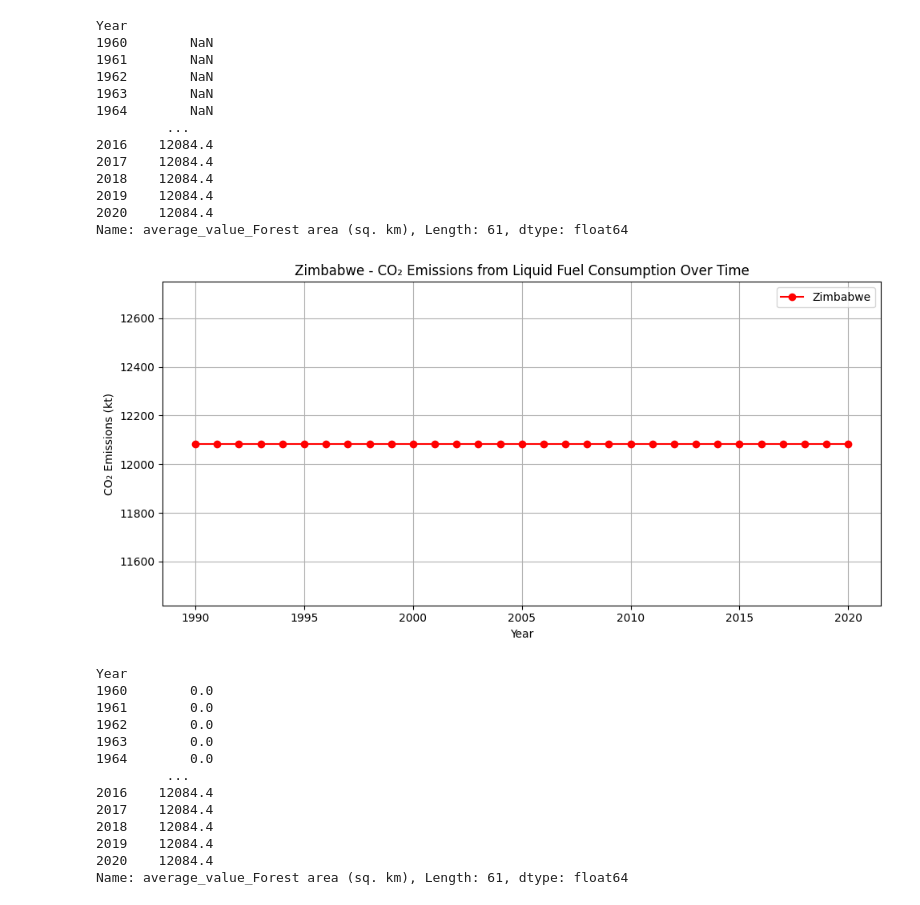
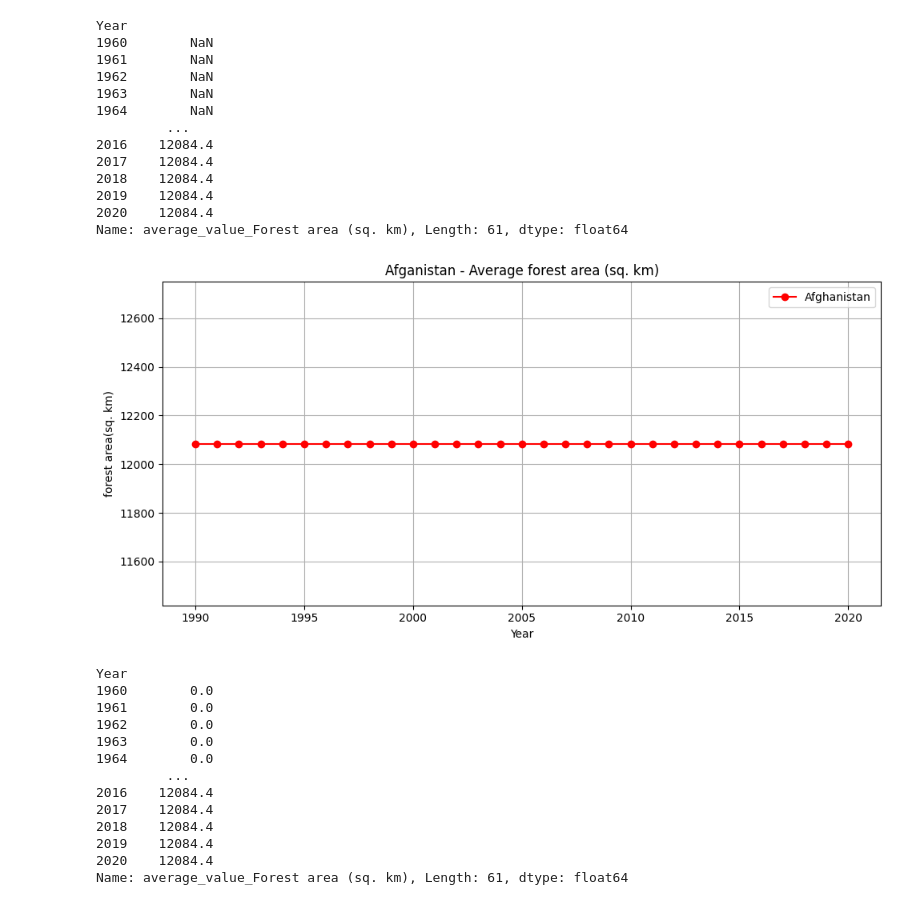
Before and after one commit to SriSupratikTalari/project2, a Jupyter notebook: climate.ipynb, the cells around one changed output. Cells and saved outputs as stored; diff of their text form; code cells hidden in the pictures.

Commit message:
made sure they had proper labels

```diff
--- a/climate.ipynb
+++ b/climate.ipynb
@@ -169,25 +170,26 @@ Year
 Name: average_value_Forest area (sq. km), Length: 61, dtype: float64
 # %%
 # not deceptive
+# The Amount of land in Afghanistan has stayed relatively the same over the years
 plt.figure(figsize=(10, 5))
 plt.plot(
     af_bf.index,  # Years
     af_bf.values,  # Emissions
     marker='o',
     linestyle='-',
     color='red',
-    label='Zimbabwe'
+    label='Afghanistan'
 )
 
-plt.title('Zimbabwe - CO₂ Emissions from Liquid Fuel Consumption Over Time')
+plt.title('Afganistan - Average forest area (sq. km)')
 plt.xlabel('Year')
-plt.ylabel('CO₂ Emissions (kt)')
+plt.ylabel('forest area(sq. km)')
 plt.grid(True)
 plt.legend()
 plt.tight_layout()
 plt.show()
 # %% [output]
-[figure, old version]
+[figure, new version]
 # %%
 af_bf=af_bf.fillna(0)
 af_bf
```
Also changed, not shown: parts of 2 cells of this notebook.
